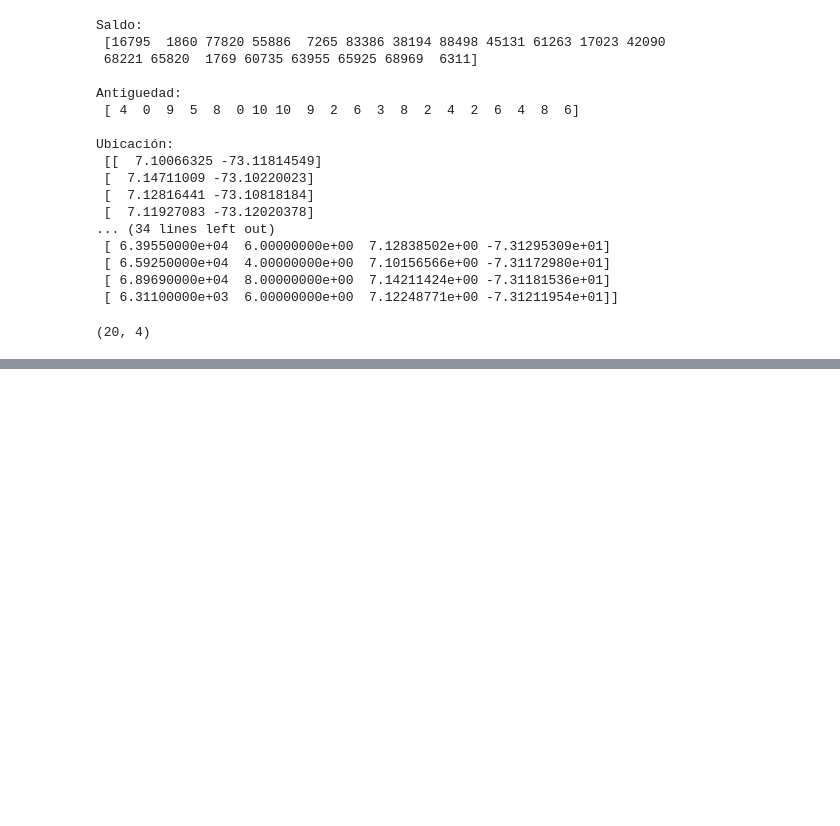
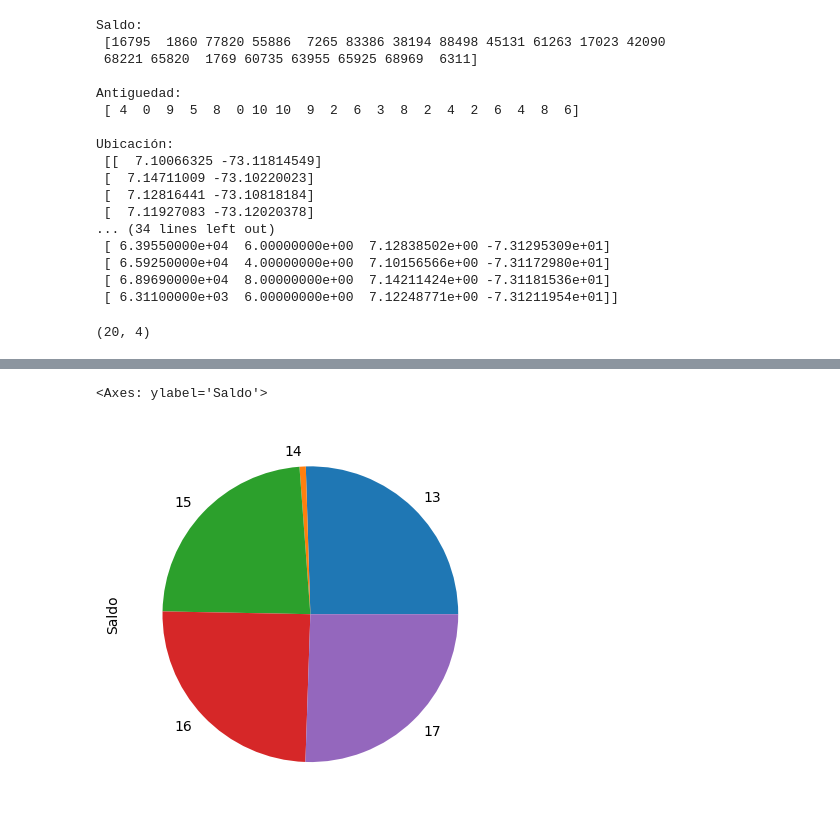
Before and after one commit to RalphCastellanosCouott/Curso-Inteligencia-Artificial, a Jupyter notebook: EDA_Apuntes_de_Clase.ipynb, the cells around one changed output, grey strips where cells are left out. Cells and saved outputs as stored; diff of their text form; code cells hidden in the pictures; blank space fills up the shorter version.

```diff
--- a/EDA_Apuntes_de_Clase.ipynb
+++ b/EDA_Apuntes_de_Clase.ipynb
@@ -202,0 +387,5 @@ datos_combinados.shape
+# %%
+df.Saldo.iloc[13:18].plot(kind='pie')
+# %% [output]
+<Axes: ylabel='Saldo'>
+[figure, added]
```
Also changed, not shown: parts of 19 cells of this notebook.
